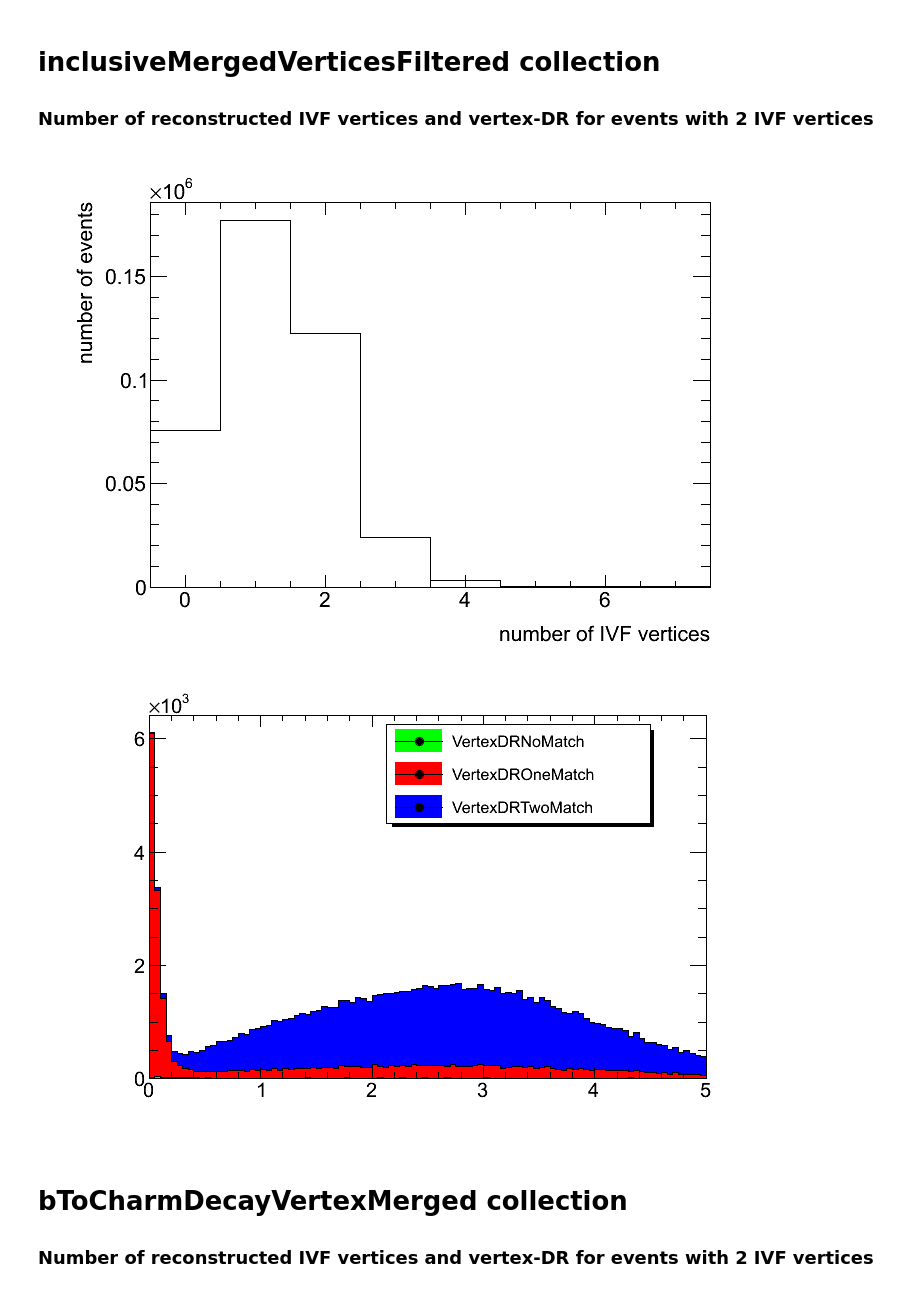
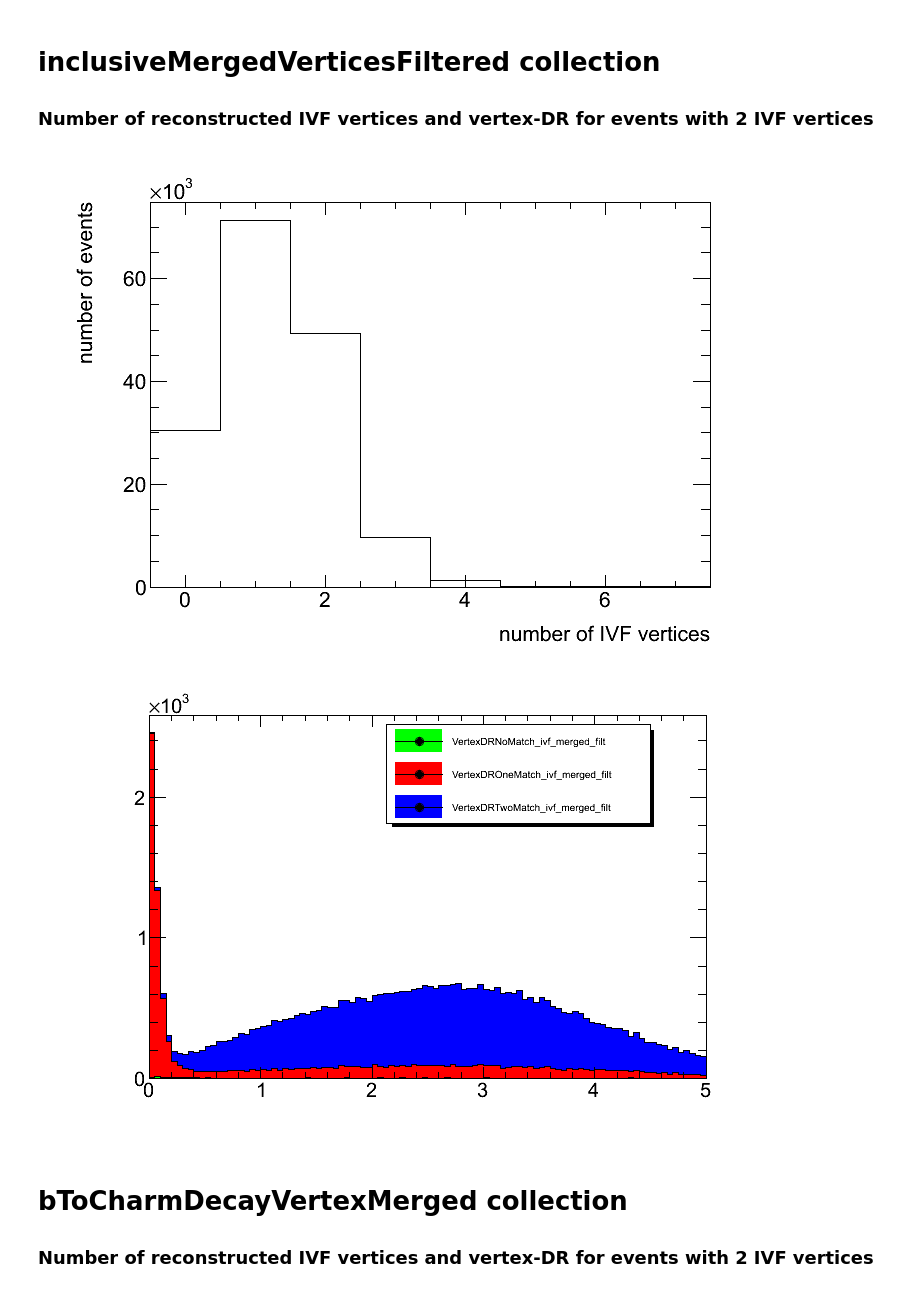
Before and after one commit to HeinerTholen/BTagDeltaR, a Jupyter notebook: Testing/python/iPy_plot_fs_vertexDR.ipynb, the cells around one changed output. Cells and saved outputs as stored; diff of their text form; code cells hidden in the pictures.

```diff
--- a/Testing/python/iPy_plot_fs_vertexDR.ipynb
+++ b/Testing/python/iPy_plot_fs_vertexDR.ipynb
@@ -48,15 +48,15 @@ fs.VertexDRTwoMatch
 # inclusiveMergedVerticesFiltered collection
 ### Number of reconstructed IVF vertices and vertex-DR for events with 2 IVF vertices
 # %%
-fs_f = varial.diskio.read("../fileservice/fs_ivf_merged_filtered.info")
+fs_f = varial.diskio.read("../fileservice/ivf_merged_filt.info")
 apply_lumi_factor(fs_f)
 fs_f.NumIvfVertices
 # %% [output]
-[figure, old version]
+[figure, new version]
 # %%
 stack_vertexDR(fs_f)
 # %% [output]
-[figure, old version]
+[figure, new version]
 # %% [markdown]
 # bToCharmDecayVertexMerged collection
 ### Number of reconstructed IVF vertices and vertex-DR for events with 2 IVF vertices
```
Also changed, not shown: parts of 5 cells of this notebook, 2 other files.
